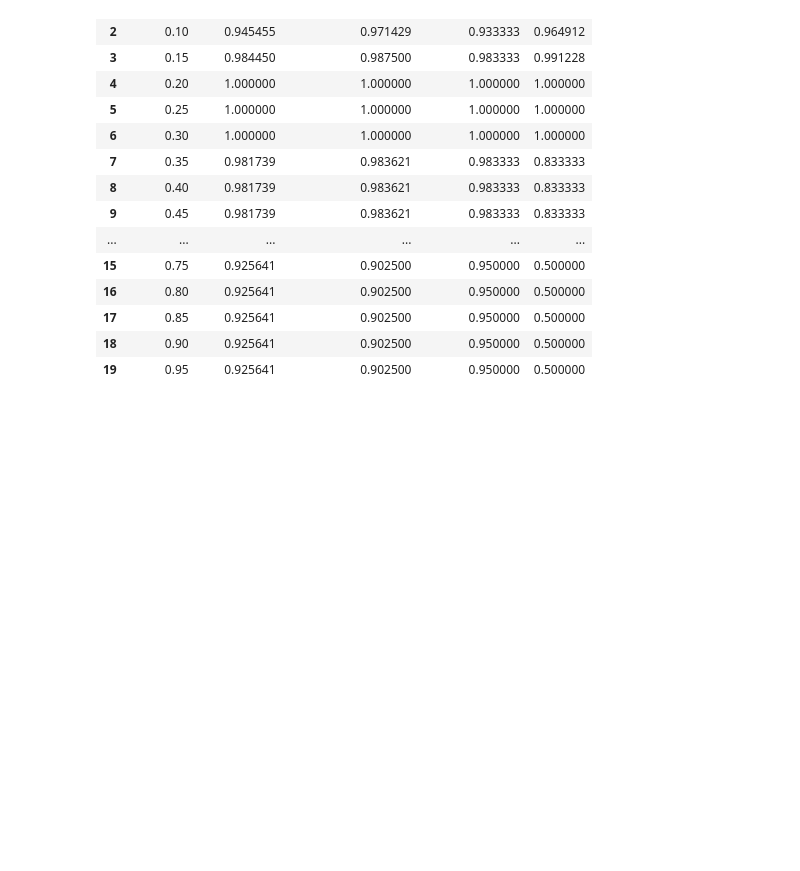
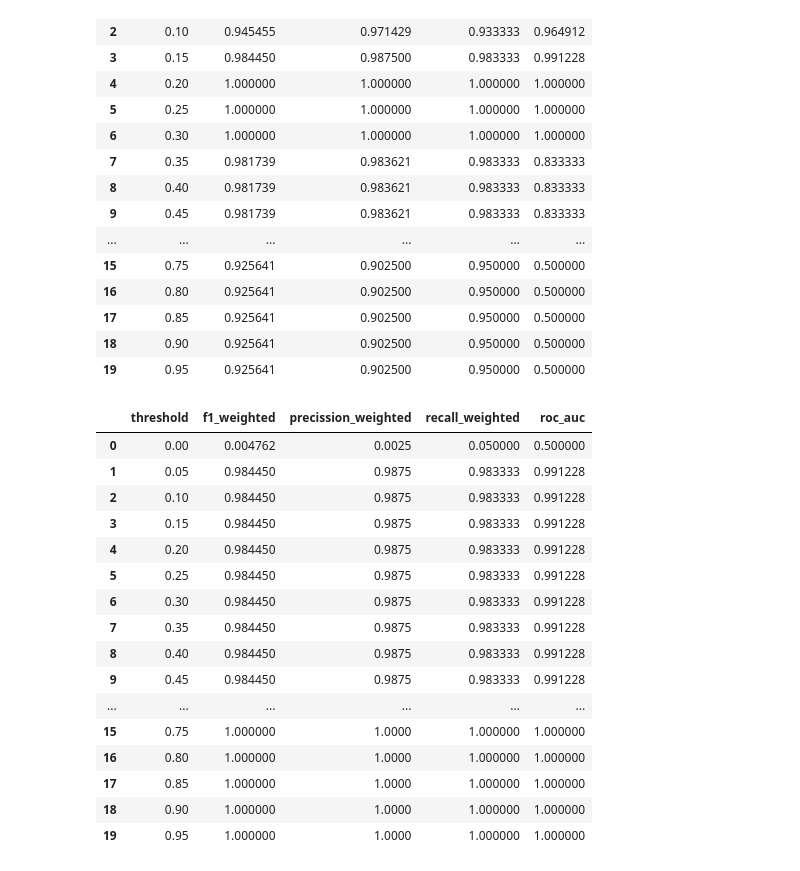
Before and after one commit to pradanaadn/churn-prediction, a Jupyter notebook: notebook/modelling.ipynb, the cells around one changed output. Cells and saved outputs as stored; diff of their text form; code cells hidden in the pictures; blank space fills up the shorter version.

```diff
--- a/notebook/modelling.ipynb
+++ b/notebook/modelling.ipynb
@@ -50,0 +39,4 @@ y = df['Churn']
+# %%
+y_count = y.value_counts()
+scale_pos_weight = y_count[0]/y_count[1]
+scale_pos_weight
@@ -51,3 +52,37 @@ y = df['Churn']
+# %%
+preprocessor = ColumnTransformer(
+    transformers=[
+        ('num', StandardScaler(), numerical_features),
+        ('cat', OneHotEncoder(handle_unknown='ignore'), categorical_features)
+    ],
+)
+
+lr_clf = Pipeline(steps=[
+    ('preprocessor', preprocessor),
+    ('classifier', LogisticRegression(class_weight="balanced", random_state=SEED))
+])
+
+rf_clf = Pipeline(steps=[
+    ('preprocessor', preprocessor),
+    ('classifier', RandomForestClassifier(class_weight="balanced", random_state=SEED))
+])
+
+lgbm_clf = Pipeline(steps=[
+    ('preprocessor', preprocessor),
+    ('classifier', LGBMClassifier(
+    n_estimators=200,
+    learning_rate=0.05,
+    num_leaves=15,
+    max_depth=4,
+    min_child_samples=5,
+    min_split_gain=0.0,
+    scale_pos_weight=scale_pos_weight,
+    subsample=0.8,
+    colsample_bytree=0.8,
+    random_state=SEED,
+    verbosity=-1
+))
+])
 # %%
 X_train, X_test, y_train, y_test = train_test_split(
     X, y, test_size=0.3, random_state=SEED, stratify=y
@@ -101,9 +164,11 @@ score_df
 # %%
 model_lr = lr_clf.fit(X_train, y_train)
 model_rf = rf_clf.fit(X_train, y_train)
+model_lgbm = lgbm_clf.fit(X_train, y_train)
 # %%
 probs_lr = model_lr.predict_proba(X_test)[:, 1]
 probs_rf = model_rf.predict_proba(X_test)[:, 1]
+probs_lgbm = model_lgbm.predict_proba(X_test)[:, 1]
 # %%
 model_lr.predict_proba(X_test)
 # %% [output]
@@ -190,3 +255,23 @@ find_best_threshold(probs_rf, threshold)
 | 17 | 0.85 | 0.925641 | 0.902500 | 0.950000 | 0.500000 |
 | 18 | 0.90 | 0.925641 | 0.902500 | 0.950000 | 0.500000 |
 | 19 | 0.95 | 0.925641 | 0.902500 | 0.950000 | 0.500000 |
+# %%
+find_best_threshold(probs_lgbm, threshold)
+# %% [output]
+|  | threshold | f1_weighted | precission_weighted | recall_weighted | roc_auc |
+| 0 | 0.00 | 0.004762 | 0.0025 | 0.050000 | 0.500000 |
+| 1 | 0.05 | 0.984450 | 0.9875 | 0.983333 | 0.991228 |
+| 2 | 0.10 | 0.984450 | 0.9875 | 0.983333 | 0.991228 |
+| 3 | 0.15 | 0.984450 | 0.9875 | 0.983333 | 0.991228 |
+| 4 | 0.20 | 0.984450 | 0.9875 | 0.983333 | 0.991228 |
+| 5 | 0.25 | 0.984450 | 0.9875 | 0.983333 | 0.991228 |
+| 6 | 0.30 | 0.984450 | 0.9875 | 0.983333 | 0.991228 |
+| 7 | 0.35 | 0.984450 | 0.9875 | 0.983333 | 0.991228 |
+| 8 | 0.40 | 0.984450 | 0.9875 | 0.983333 | 0.991228 |
+| 9 | 0.45 | 0.984450 | 0.9875 | 0.983333 | 0.991228 |
+| ... | ... | ... | ... | ... | ... |
+| 15 | 0.75 | 1.000000 | 1.0000 | 1.000000 | 1.000000 |
+| 16 | 0.80 | 1.000000 | 1.0000 | 1.000000 | 1.000000 |
+| 17 | 0.85 | 1.000000 | 1.0000 | 1.000000 | 1.000000 |
+| 18 | 0.90 | 1.000000 | 1.0000 | 1.000000 | 1.000000 |
+| 19 | 0.95 | 1.000000 | 1.0000 | 1.000000 | 1.000000 |
```
Also changed, not shown: parts of 8 cells of this notebook, 2 other files.
